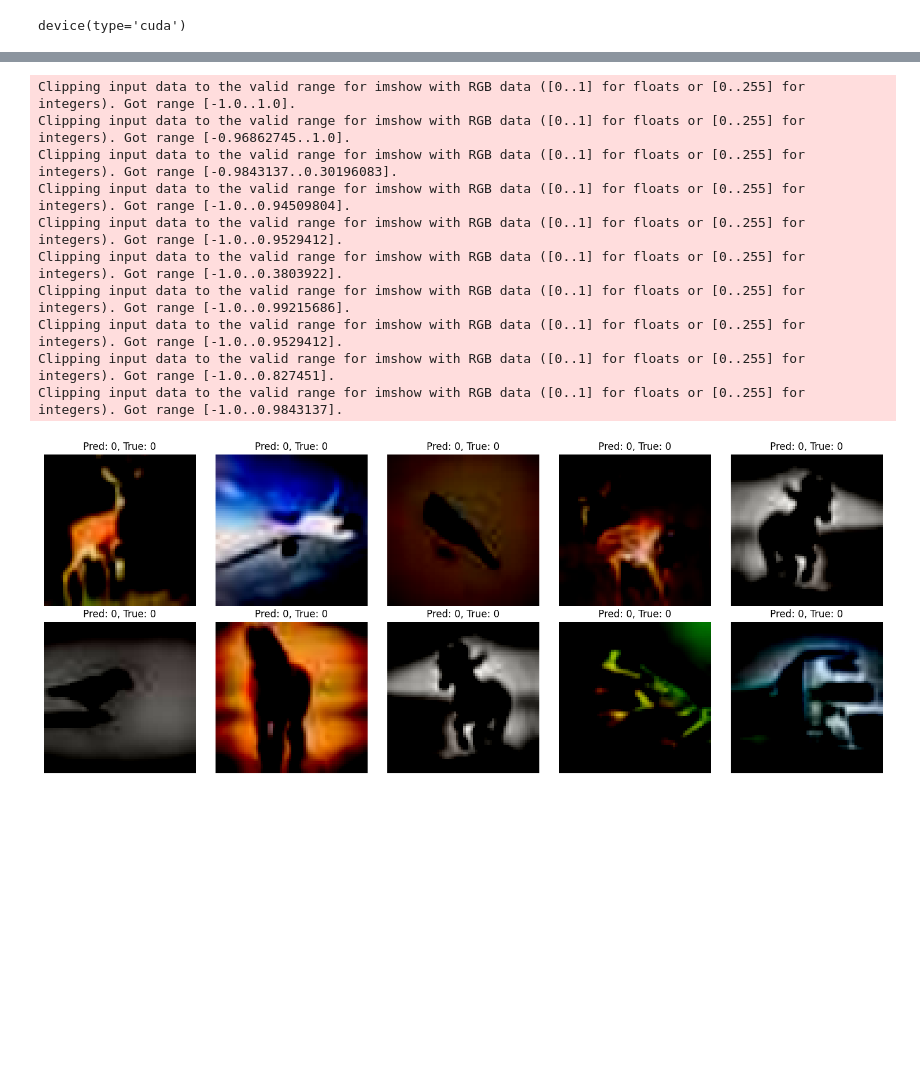
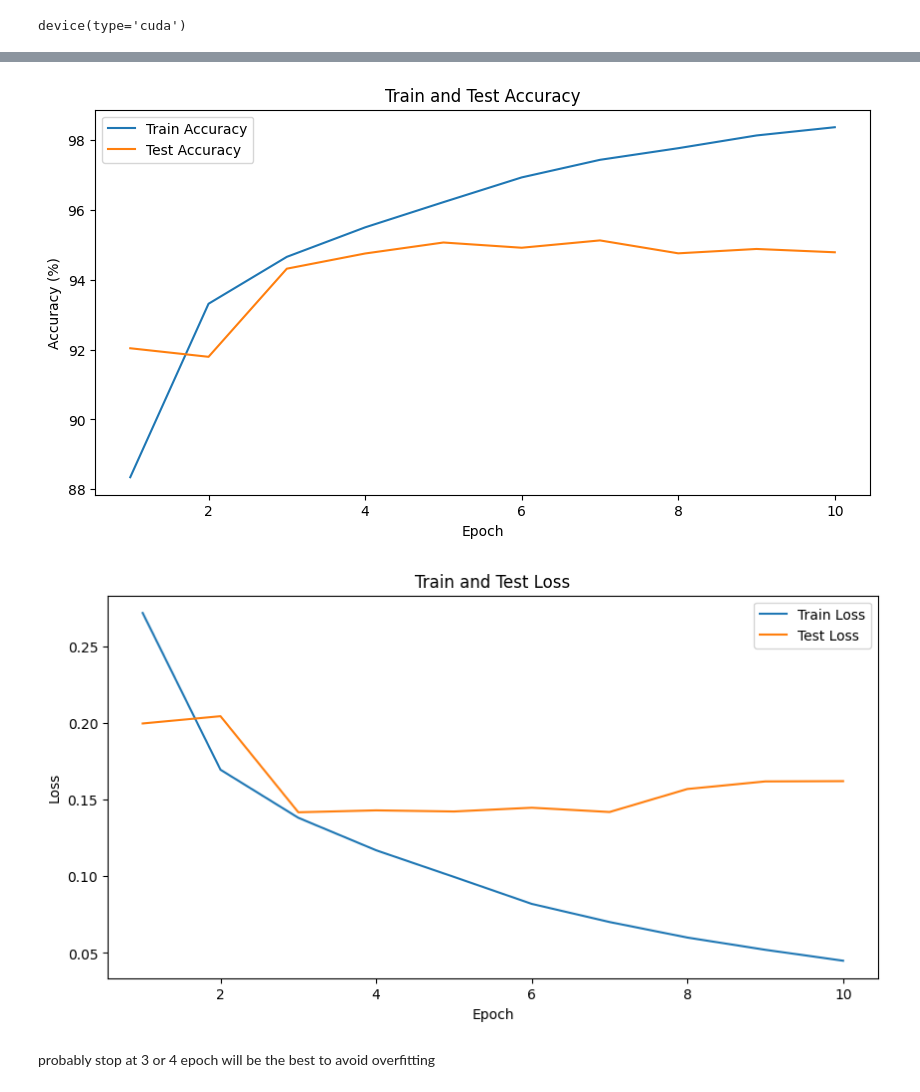
Before and after one commit to nanthapak/AI_image_detection, a Jupyter notebook: AI_Regconigtion.ipynb, the cells around one changed output, grey strips where cells are left out. Cells and saved outputs as stored; diff of their text form; code cells hidden in the pictures; blank space fills up the shorter version.

```diff
--- a/AI_Regconigtion.ipynb
+++ b/AI_Regconigtion.ipynb
@@ -134,3 +157,8 @@ SimpleCNN(
   (fc1): Linear(in_features=16384, out_features=128, bias=True)
   (fc2): Linear(in_features=128, out_features=2, bias=True)
 )
+# %%
+train_accuracies = []
+test_accuracies = []
+train_losses = []
+test_losses = []
@@ -165,0 +335,29 @@ count1
+# %%
+lepoch=[]
+# %%
+for i in range(1,11):
+    lepoch.append(i)
+# %%
+
+plt.figure(figsize=(10, 5))
+plt.plot(lepoch,train_accuracies, label='Train Accuracy')
+plt.plot(lepoch,test_accuracies, label='Test Accuracy')
+plt.xlabel('Epoch')
+plt.ylabel('Accuracy (%)')
+plt.title('Train and Test Accuracy')
+plt.legend()
+plt.show()
+
+plt.figure(figsize=(10, 5))
+plt.plot(lepoch,train_losses, label='Train Loss')
+plt.plot(lepoch,test_losses, label='Test Loss')
+plt.xlabel('Epoch')
+plt.ylabel('Loss')
+plt.title('Train and Test Loss')
+plt.legend()
+plt.show()
+# %% [output]
+[figure, added]
+[figure, added]
+# %% [markdown]
+probably stop at 3 or 4 epoch will be the best to avoid overfitting
@@ -168,38 +367,0 @@ torch.save(model.state_dict(), 'model_1.pth')
-# %%
-model.eval()
-num_images = 10
-
-fig, axes = plt.subplots(2, 5, figsize=(15, 6))
-axes = axes.flatten()
-for i in range(num_images):
-    data_iter = iter(test_loader)
-    images, labels = next(data_iter)
-
-    random_idx = random.randint(0, len(images) - 1)
-
-    image = images[random_idx]
-    true_label = labels[random_idx]
-
-    image = image.unsqueeze(0).to(device)
-    output = model(image)
-    predicted = torch.max(output, 1)[1]
-    image = image.squeeze().cpu().numpy().transpose((1, 2, 0))
-
-    axes[i].imshow(image)
-    axes[i].set_title(f"Pred: {predicted.item()}, True: {true_label.item()}")
-    axes[i].axis('off')
-
-plt.tight_layout()
-plt.show()
-# %% [output]
-Clipping input data to the valid range for imshow with RGB data ([0..1] for floats or [0..255] for integers). Got range [-1.0..1.0].
-Clipping input data to the valid range for imshow with RGB data ([0..1] for floats or [0..255] for integers). Got range [-0.96862745..1.0].
-Clipping input data to the valid range for imshow with RGB data ([0..1] for floats or [0..255] for integers). Got range [-0.9843137..0.30196083].
-Clipping input data to the valid range for imshow with RGB data ([0..1] for floats or [0..255] for integers). Got range [-1.0..0.94509804].
-Clipping input data to the valid range for imshow with RGB data ([0..1] for floats or [0..255] for integers). Got range [-1.0..0.9529412].
-Clipping input data to the valid range for imshow with RGB data ([0..1] for floats or [0..255] for integers). Got range [-1.0..0.3803922].
-Clipping input data to the valid range for imshow with RGB data ([0..1] for floats or [0..255] for integers). Got range [-1.0..0.99215686].
-Clipping input data to the valid range for imshow with RGB data ([0..1] for floats or [0..255] for integers). Got range [-1.0..0.9529412].
-Clipping input data to the valid range for imshow with RGB data ([0..1] for floats or [0..255] for integers). Got range [-1.0..0.827451].
-Clipping input data to the valid range for imshow with RGB data ([0..1] for floats or [0..255] for integers). Got range [-1.0..0.9843137].
-[figure, removed]
```
Also changed, not shown: parts of 21 cells of this notebook.
